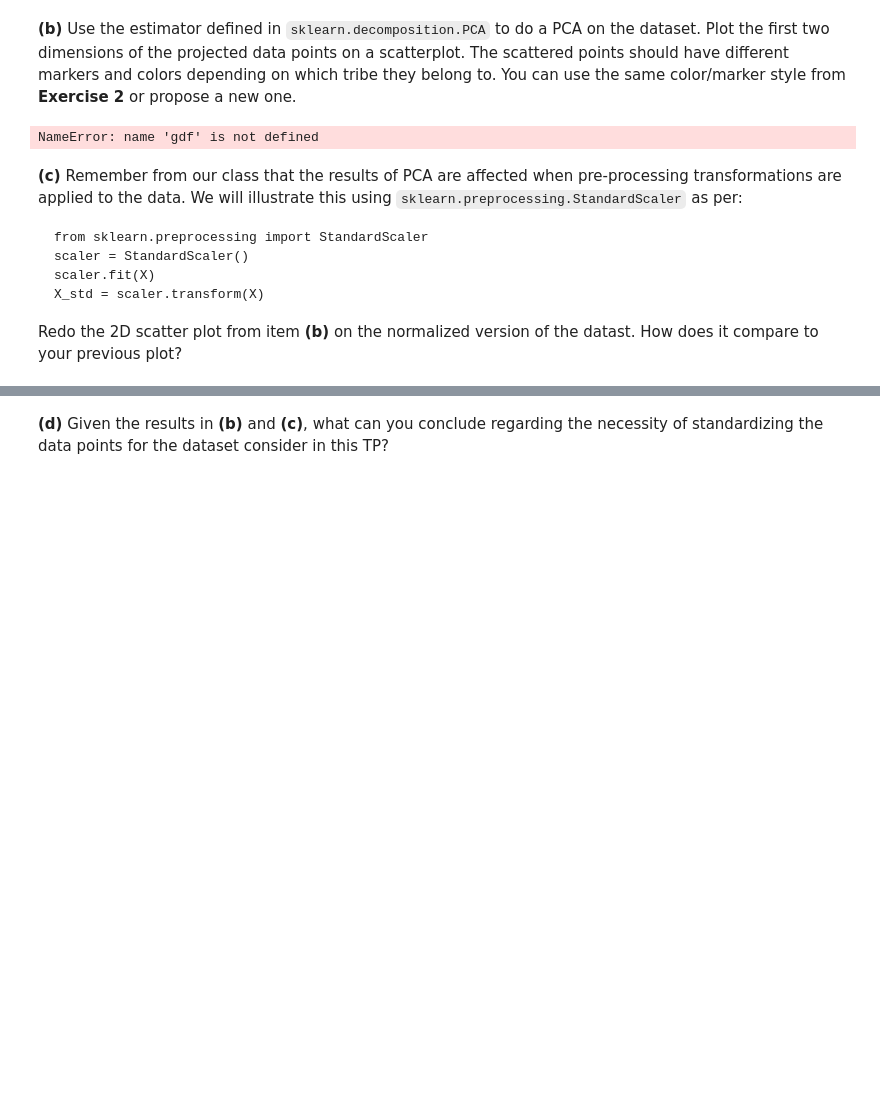
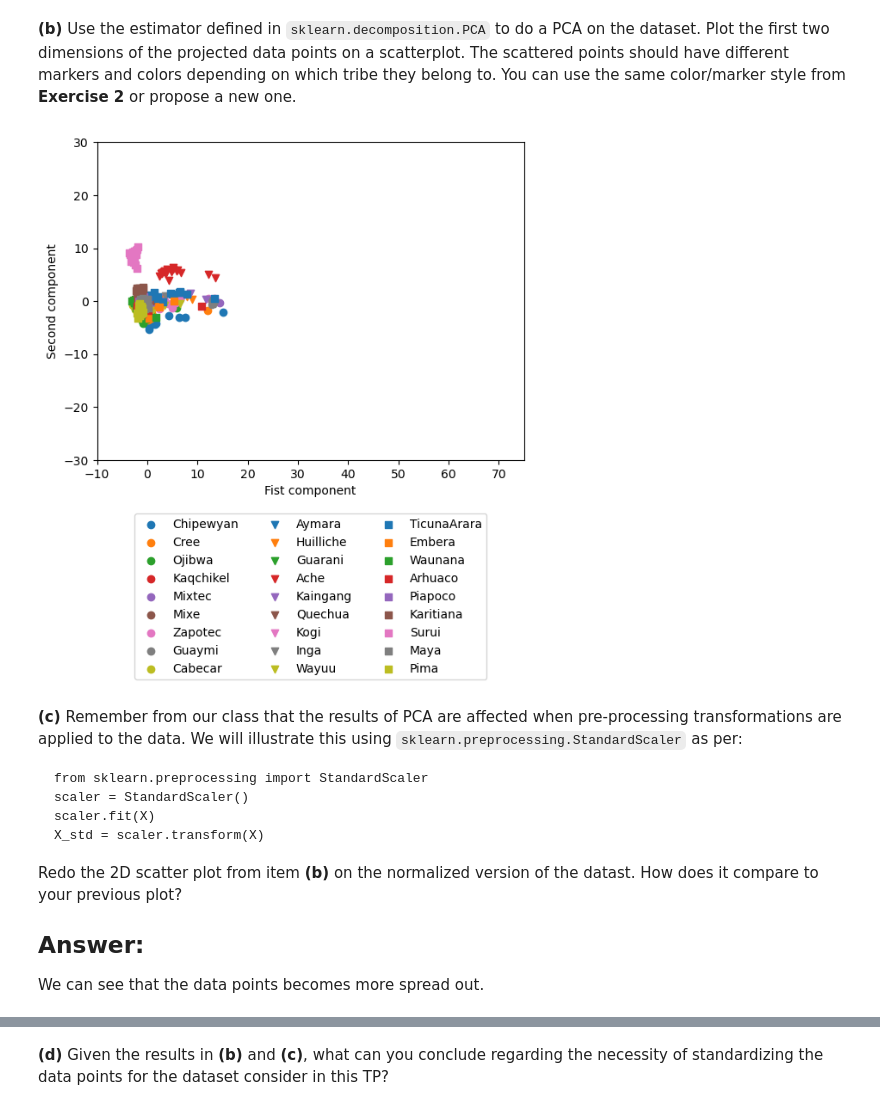
Before and after one commit to MC0117/SLA-labs, a Jupyter notebook: TP2/TP2.ipynb, the cells around one changed output, grey strips where cells are left out. Saved outputs shown, nothing was run; the diff lists cells and outputs as text; code cells hidden in the pictures; blank space fills up the shorter version.

````diff
--- a/TP2/TP2.ipynb
+++ b/TP2/TP2.ipynb
@@ -246,34 +246,36 @@ Pricipal Components are calculated by selecting the direction that captures maxi
 # %%
 from sklearn.decomposition import PCA
 
 X = df[df.columns[8:]].values
 pca = PCA()
 components = pca.fit_transform(X)
 
 
 
 scatter_df = pd.DataFrame()
 scatter_df['x'] = components[:,0]
 scatter_df['y'] = components[:, 1]
 scatter_df['tribe'] = df['Pop'].values
 marker_list = ['o', 'v', 's']
 colors_list = [f'C{i}' for i in range(9)]
 for i, tribe in enumerate(gdf['Pop'].unique()):
     to_plot = scatter_df[scatter_df['tribe'] == tribe]
     plt.scatter(to_plot['x'],to_plot['y'],
                marker=marker_list[i//9],
                color=colors_list[i%9], label=tribe)
 
 plt.xlabel('Fist component')
 plt.ylabel('Second component')
+plt.ylim(-30,30)
+plt.xlim(-10,75)
 plt.legend(
     loc="upper center",
     bbox_to_anchor=(0.5, -0.15),
-    ncol=4
+    ncol=3
 )
 plt.show()
 # %% [output]
-NameError: name 'gdf' is not defined
+[figure, added]
 # %% [markdown]
 **(c)** Remember from our class that the results of PCA are affected when pre-processing transformations are applied to the data. We will illustrate this using `sklearn.preprocessing.StandardScaler` as per:
 ```
@@ -283,6 +285,10 @@ scaler.fit(X)
 X_std = scaler.transform(X)
 ```
 Redo the 2D scatter plot from item **(b)** on the normalized version of the datast. How does it compare to your previous plot?
+
+## Answer:
+
+We can see that the data points becomes more spread out.
 # %%
 from sklearn.preprocessing import StandardScaler
 scaler = StandardScaler()
````
Also changed, not shown: parts of 3 cells of this notebook.
